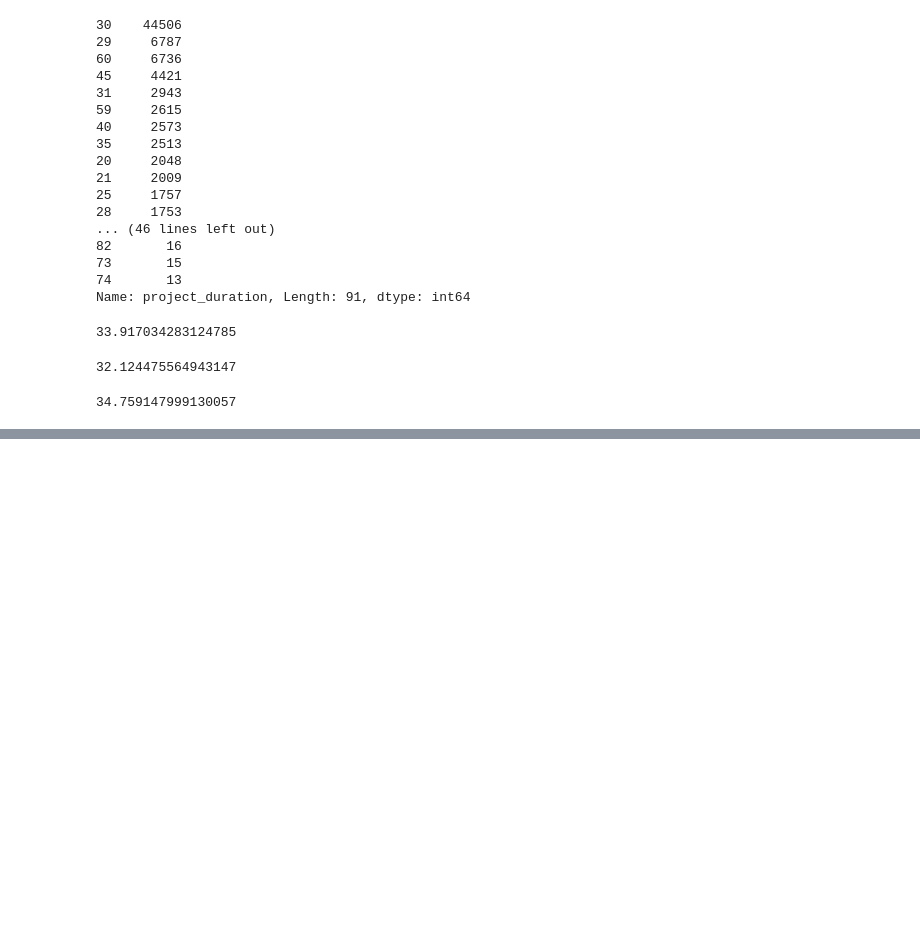
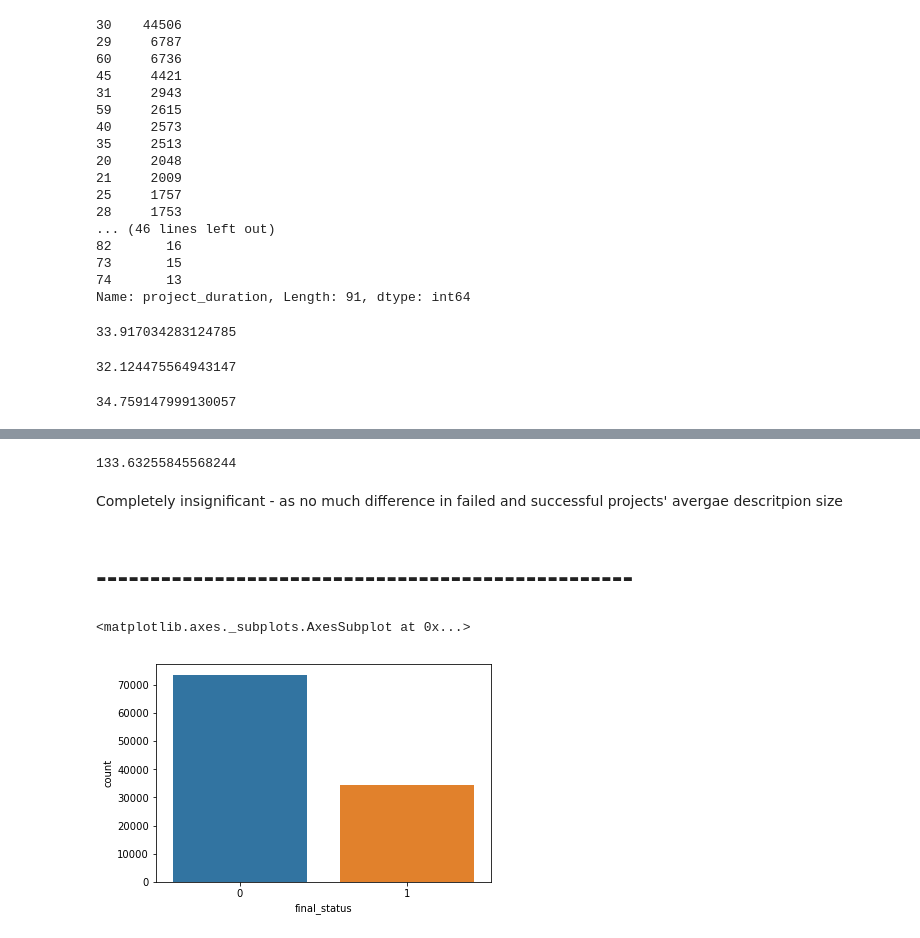
Before and after one commit to nabeelahmed/kickstarter_funding, a Jupyter notebook: Kickstarter Dataset.ipynb, the cells around one changed output, grey strips where cells are left out. Saved outputs shown, nothing was run; the diff lists cells and outputs as text; code cells hidden in the pictures; blank space fills up the shorter version.

```diff
--- a/Kickstarter Dataset.ipynb
+++ b/Kickstarter Dataset.ipynb
@@ -190,0 +205,2 @@ Not much si
+# %%
+train_data['creation_to_launch'] = (train_data.launched_at - train_data.created_at).dt.days
@@ -190,0 +235,2 @@ Not much si
+# %%
+train_data['launch_to_statechanged'] = (train_data.state_changed_at - train_data.launched_at).dt.days
@@ -190,0 +292,8 @@ Not much si
+# %%
+# train_data.insert(3, 'description_size', len(train_data.desc))
+# train_data.columns.drop('description_size')   just printed the index list
+# train_data.drop('description_size', axis=1, inplace=True)  # without inplae=True didn't drop it permanently
+train_data.insert(3, 'description_size', len(train_data.desc))
+# %%
+# train_data["description_size"] = train_data.apply(lambda x: train_data.desc, axis=1)
+train_data.description_size = train_data.desc.str.len()
@@ -190,0 +313,8 @@ Not much si
+# %%
+train_data.description_size[train_data.final_status ==0].mean()
+# %% [output]
+133.63255845568244
+# %% [markdown]
+Completely insignificant - as no much difference in failed and successful projects' avergae descritpion size
+# %% [markdown]
+ # --------------------------------------------------
@@ -190,0 +325,5 @@ Not much si
+# %%
+sns.countplot(x='final_status',data=train_data)
+# %% [output]
+<matplotlib.axes._subplots.AxesSubplot at 0x...>
+[figure, added]
```
Also changed, not shown: parts of 34 cells of this notebook.
